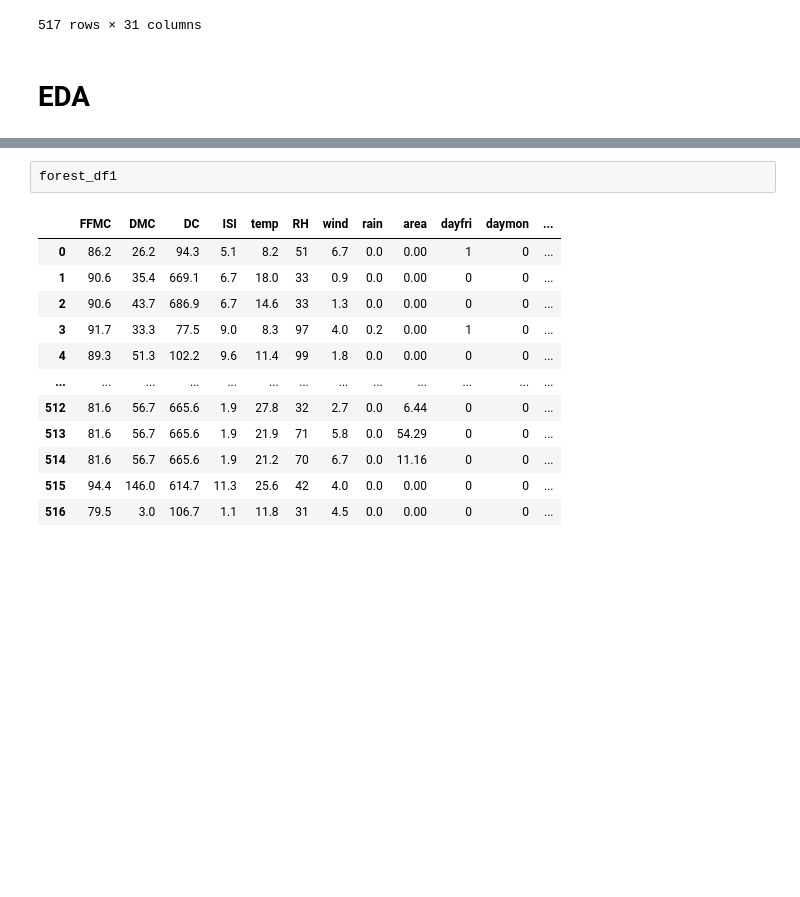
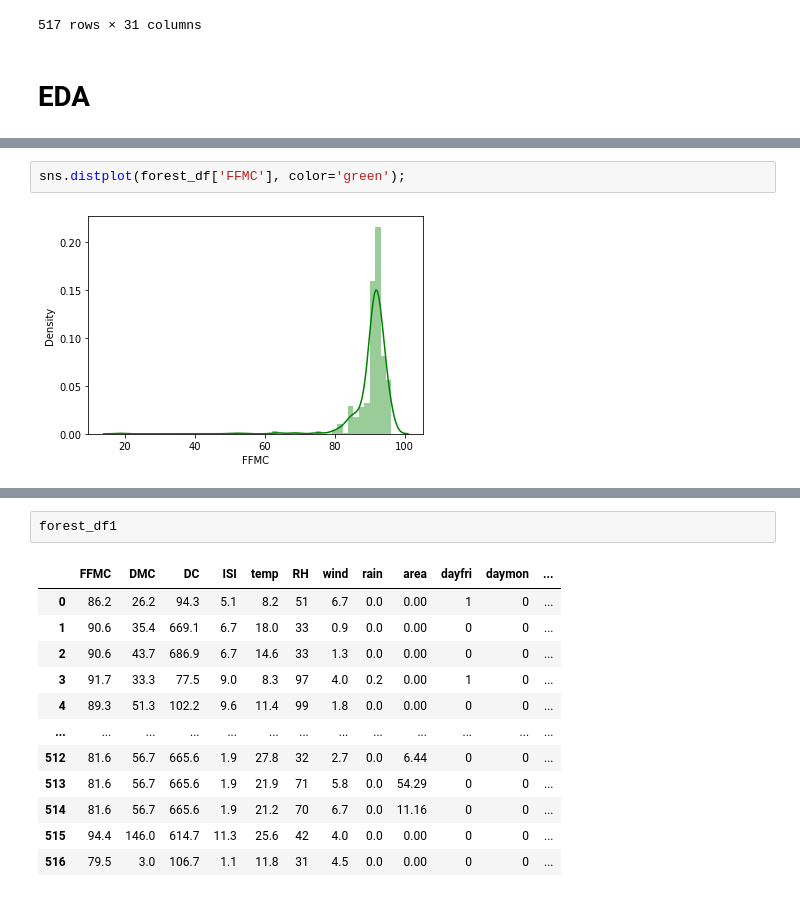
Before and after one commit to RiteshopShrivastava/Support_Vector_Machine, a Jupyter notebook: Assignment_SVM_Forestfires.ipynb, the cells around one changed output, grey strips where cells are left out. Drawn from its saved outputs; the diff is of its cells as text; blank space fills up the shorter version.

```diff
--- a/Assignment_SVM_Forestfires.ipynb
+++ b/Assignment_SVM_Forestfires.ipynb
@@ -54,0 +68,4 @@ forest_df
+# %%
+sns.distplot(forest_df['FFMC'], color='green');
+# %% [output]
+[figure, added]
```
Also changed, not shown: parts of 16 cells of this notebook.
